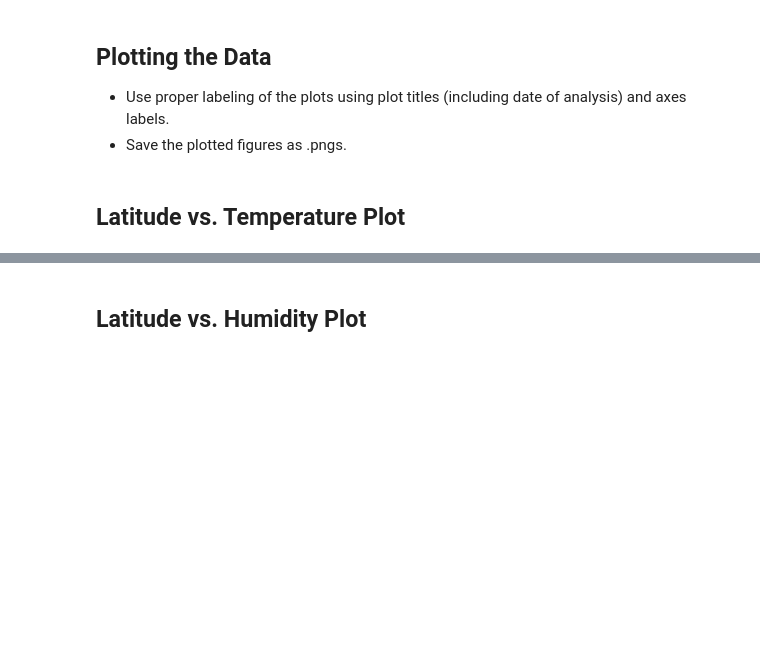
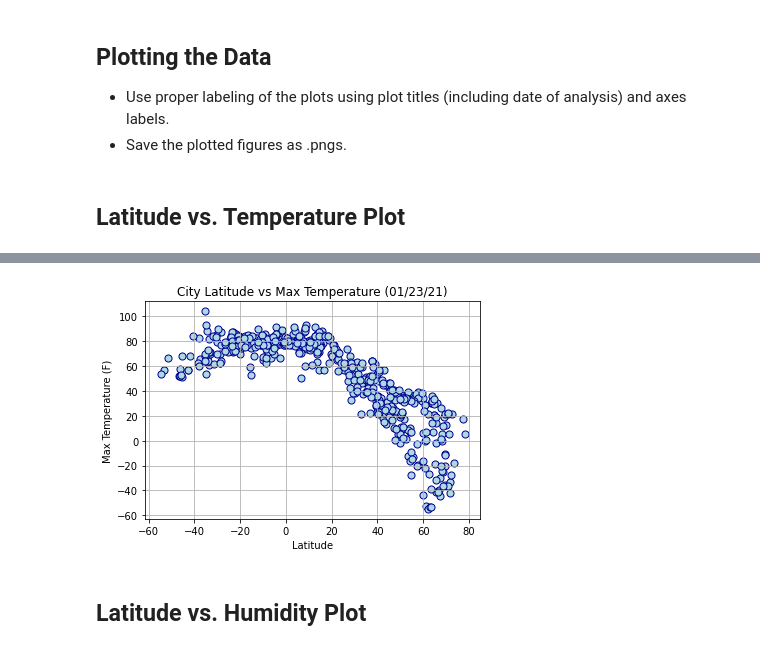
Before and after one commit to delery7/python-api-challenge, a Jupyter notebook: WeatherPy/WeatherPy.ipynb, the cells around one changed output, grey strips where cells are left out. Drawn from its saved outputs; the diff is of its cells as text; code cells hidden in the pictures; blank space fills up the shorter version.

Commit message:
Got all of the charts working for Weather

```diff
--- a/WeatherPy/WeatherPy.ipynb
+++ b/WeatherPy/WeatherPy.ipynb
@@ -247,2 +244,14 @@ cities_clean.describe()
+# %%
+chart1 = cities_clean.plot.scatter(x='Lat',
+                      y='Max Temp',
+                      c='LightBlue',edgecolors='DarkBlue', s=50)
+
+plt.title("City Latitude vs Max Temperature (01/23/21)")
+plt.xlabel("Latitude")
+plt.ylabel("Max Temperature (F)")
+plt.grid()
+plt.savefig('Figure 1.png')
+# %% [output]
+[figure, added]
 # %% [markdown]
 ## Latitude vs. Humidity Plot
```
Also changed, not shown: parts of 24 cells of this notebook, 4 other files.
